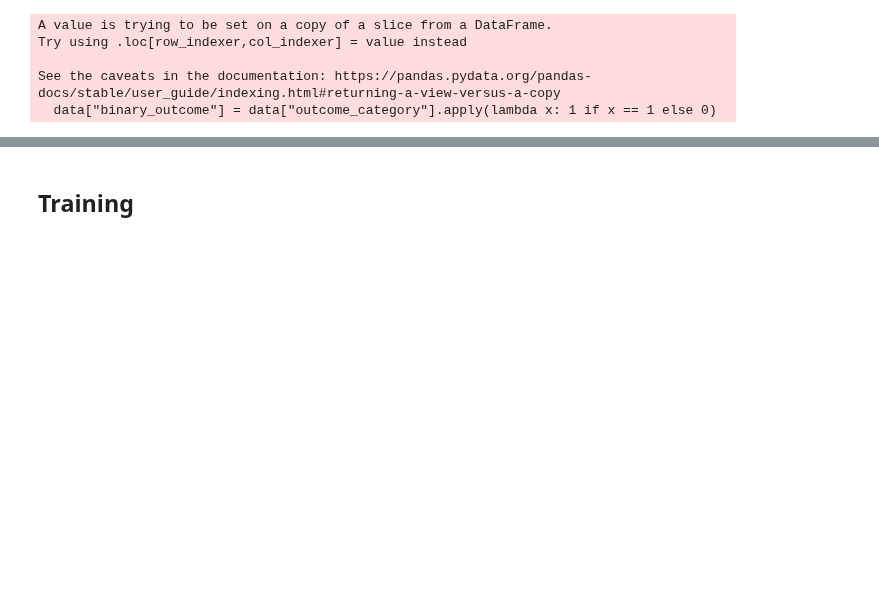
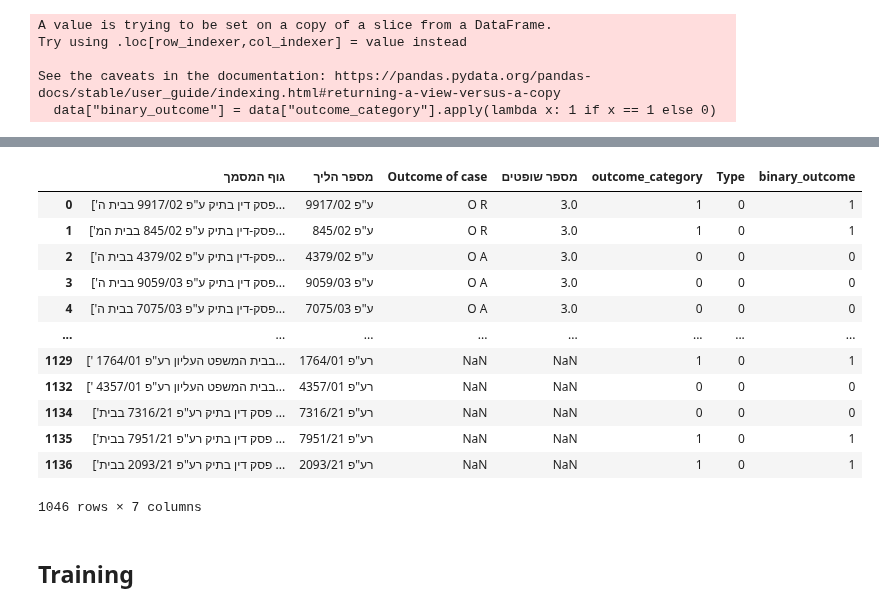
Before and after one commit to noambassat/SupremeCourtClassifier, a Jupyter notebook: 5_second_classifier.ipynb, the cells around one changed output, grey strips where cells are left out. Saved outputs shown, nothing was run; the diff lists cells and outputs as text; code cells hidden in the pictures; blank space fills up the shorter version.

```diff
--- a/5_second_classifier.ipynb
+++ b/5_second_classifier.ipynb
@@ -151,6 +154,22 @@ Crim + Sub G R
 G R RETURN TO COURT
 G A with apellee's consent
 ================================================================================
+# %%
+data
+# %% [output]
+|  | גוף המסמך | מספר הליך | Outcome of case | מספר שופטים | outcome_category | Type | binary_outcome |
+| 0 | ['פסק דין בתיק ע"פ 9917/02 בבית ה... | ע"פ 9917/02 | O R | 3.0 | 1 | 0 | 1 |
+| 1 | ['פסק-דין בתיק ע"פ 845/02 בבית המ... | ע"פ 845/02 | O R | 3.0 | 1 | 0 | 1 |
+| 2 | ['פסק-דין בתיק ע"פ 4379/02 בבית ה... | ע"פ 4379/02 | O A | 3.0 | 0 | 0 | 0 |
+| 3 | ['פסק דין בתיק ע"פ 9059/03 בבית ה... | ע"פ 9059/03 | O A | 3.0 | 0 | 0 | 0 |
+| 4 | ['פסק-דין בתיק ע"פ 7075/03 בבית ה... | ע"פ 7075/03 | O A | 3.0 | 0 | 0 | 0 |
+| ... | ... | ... | ... | ... | ... | ... | ... |
+| 1129 | [' בבית המשפט העליון רע"פ 1764/01... | רע"פ 1764/01 | NaN | NaN | 1 | 0 | 1 |
+| 1132 | [' בבית המשפט העליון רע"פ 4357/01... | רע"פ 4357/01 | NaN | NaN | 0 | 0 | 0 |
+| 1134 | ['פסק דין בתיק רע"פ 7316/21 בבית ... | רע"פ 7316/21 | NaN | NaN | 0 | 0 | 0 |
+| 1135 | ['פסק דין בתיק רע"פ 7951/21 בבית ... | רע"פ 7951/21 | NaN | NaN | 1 | 0 | 1 |
+| 1136 | ['פסק דין בתיק רע"פ 2093/21 בבית ... | רע"פ 2093/21 | NaN | NaN | 1 | 0 | 1 |
+1046 rows × 7 columns
 # %% [markdown]
 
 ## Training
```
Also changed, not shown: parts of 13 cells of this notebook.
